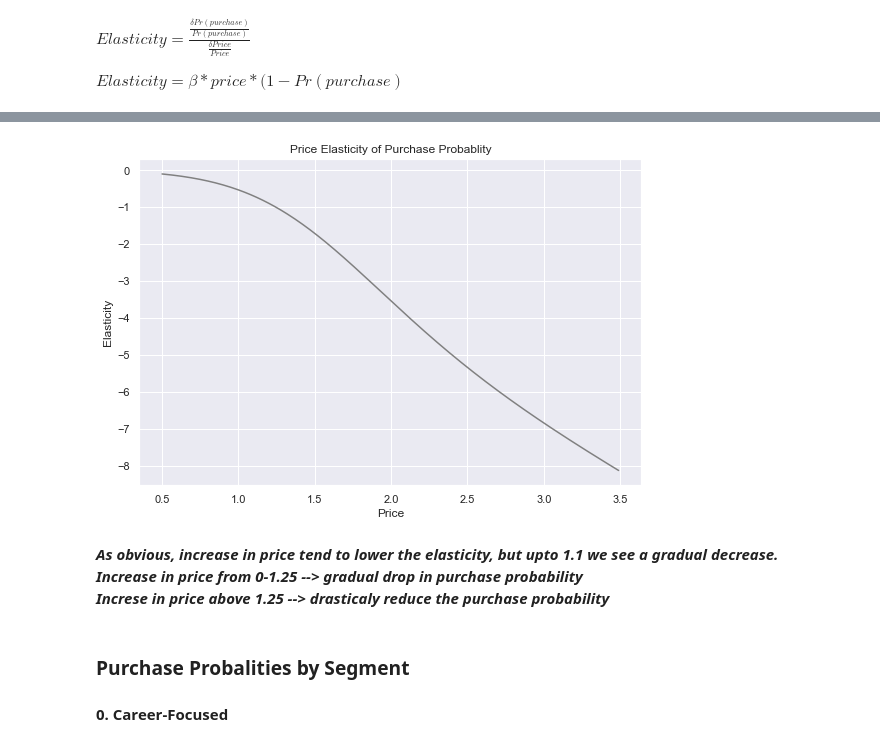
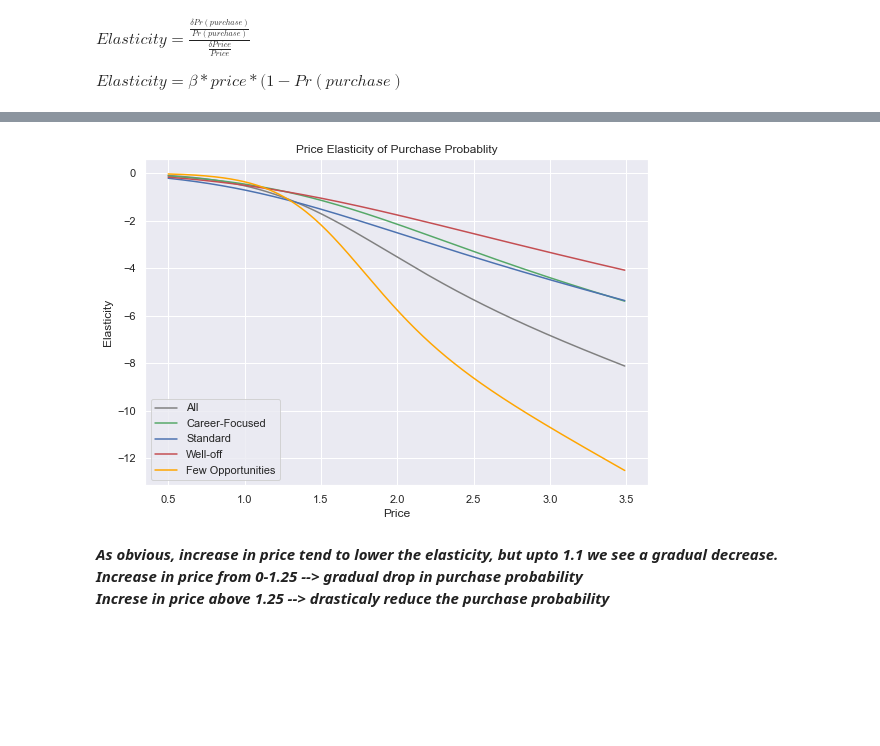
Before and after one commit to addds03/Customer-Analytics, a Jupyter notebook: Customer Analytics/Predictive Analytics.ipynb, the cells around one changed output, grey strips where cells are left out. Saved outputs shown, nothing was run; the diff lists cells and outputs as text; code cells hidden in the pictures; blank space fills up the shorter version.

Commit message:
Price elasticity for all Segments
Combined all the code for Segments into a single method
Marked price points for price elasticities

```diff
--- a/Customer Analytics/Predictive Analytics.ipynb
+++ b/Customer Analytics/Predictive Analytics.ipynb
@@ -102,4 +96,3 @@ pe = model_purchase.coef_[:,0] * price_range * (1 - purchase_pr)
 # %%
 df_price_e = pd.DataFrame(price_range)
 df_price_e = df_price_e.rename(columns = {0:'Price_point'})
-df_price_e['Mean_e'] = pe
@@ -105,0 +101,36 @@ df_price_e['Mean_e'] = pe
+# %%
+def plot_elasticity(df, price_range, df_price_range, df_price_e):
+
+    col_name = ''
+    for i in range(-1,4):
+        if i != -1:
+            temp = df[df['Segment'] == i]
+            col_name = 'PE_S'+str(i)
+        else:
+            temp = df
+            col_name = 'PE_ALL'
+
+        Y = temp['Incidence']
+
+        X = pd.DataFrame()
+        X['Mean_Price'] = (temp['Price_1'] +
+                           temp['Price_2'] +
+                           temp['Price_3'] +
+                           temp['Price_4'] +
+                           temp['Price_5']) / 5
+
+        model_purchase = LogisticRegression(solver='sag')
+        model_purchase.fit(X,Y)
+
+        print()
+        # need to pass price range df
+        Y_pr = model_purchase.predict_proba(df_price_range)
+        purchase_pr = Y_pr[:][:,1]
+
+        pe = model_purchase.coef_[:,0] * price_range * (1 - purchase_pr)
+
+        df_price_e[col_name] = pe
+
+    return df_price_e
+
+temp_df = plot_elasticity(df_pa, price_range, df_price_range, df_price_e)
@@ -106,17 +163,18 @@ df_price_e['Mean_e'] = pe
 # %%
 plt.figure(figsize=(9,6))
-plt.plot(price_range, pe, color='grey')
+plt.plot(price_range, temp_df['PE_ALL'], color='grey')
+plt.plot(price_range, temp_df['PE_S0'], color='g')
+plt.plot(price_range, temp_df['PE_S1'], color='b')
+plt.plot(price_range, temp_df['PE_S2'], color='r')
+plt.plot(price_range, temp_df['PE_S3'], color='orange')
 plt.xlabel('Price')
 plt.ylabel('Elasticity')
 plt.title('Price Elasticity of Purchase Probablity')
+plt.legend(['All','Career-Focused','Standard','Well-off','Few Opportunities'])
 plt.show()
 # %% [output]
-[figure, old version]
+[figure, new version]
 # %% [markdown]
 ***As obvious, increase in price tend to lower the elasticity, but upto 1.1 we see a gradual decrease. <br>
 Increase in price from 0-1.25 --> gradual drop in purchase probability <br>
 Increse in price above 1.25 --> drasticaly reduce the purchase probability***
-# %% [markdown]
-### Purchase Probalities by Segment
-
-####  0. Career-Focused
```
Also changed, not shown: parts of 15 cells of this notebook.
